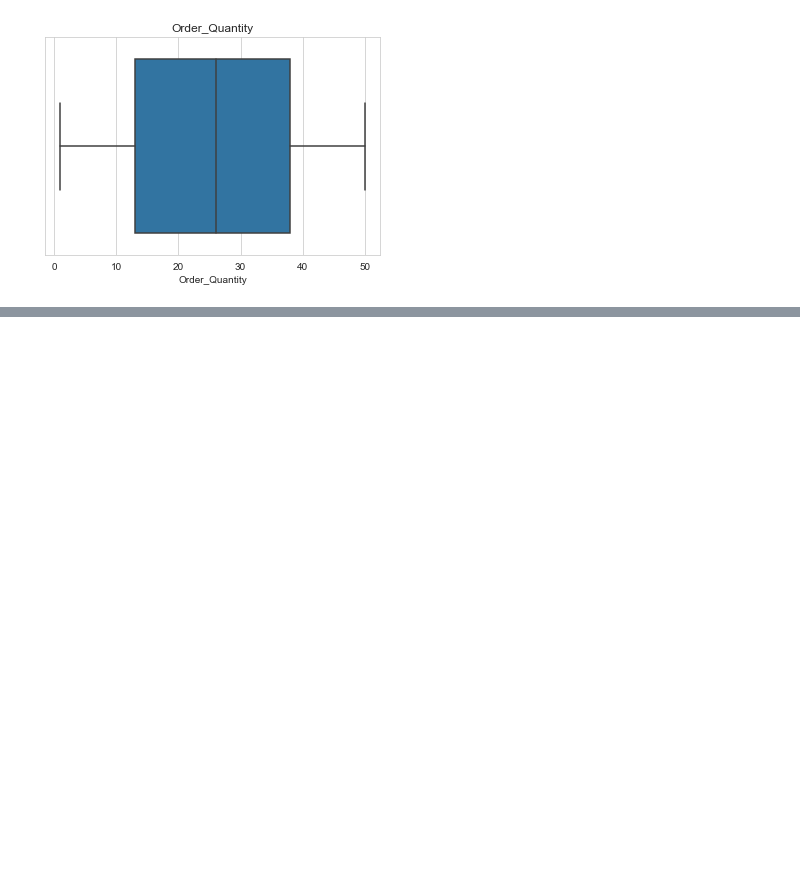
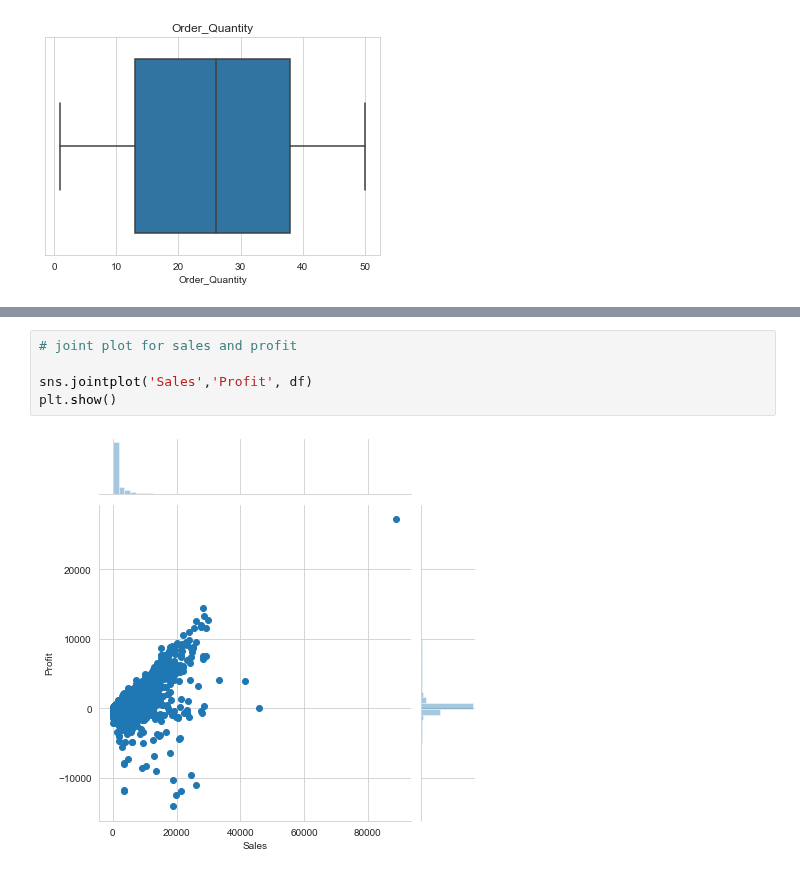
Before and after one commit to R-aryan/Machine_Learning_Crash_Course, a Jupyter notebook: Data Visualization/Seaborn_Introduction.ipynb, the cells around one changed output, grey strips where cells are left out. Cells and saved outputs as stored; diff of their text form; blank space fills up the shorter version.

```diff
--- a/Data Visualization/Seaborn_Introduction.ipynb
+++ b/Data Visualization/Seaborn_Introduction.ipynb
@@ -99,0 +114,7 @@ plt.show()
+# %%
+# joint plot for sales and profit
+
+sns.jointplot('Sales','Profit', df)
+plt.show()
+# %% [output]
+[figure, added]
```
Also changed, not shown: parts of 4 cells of this notebook.
